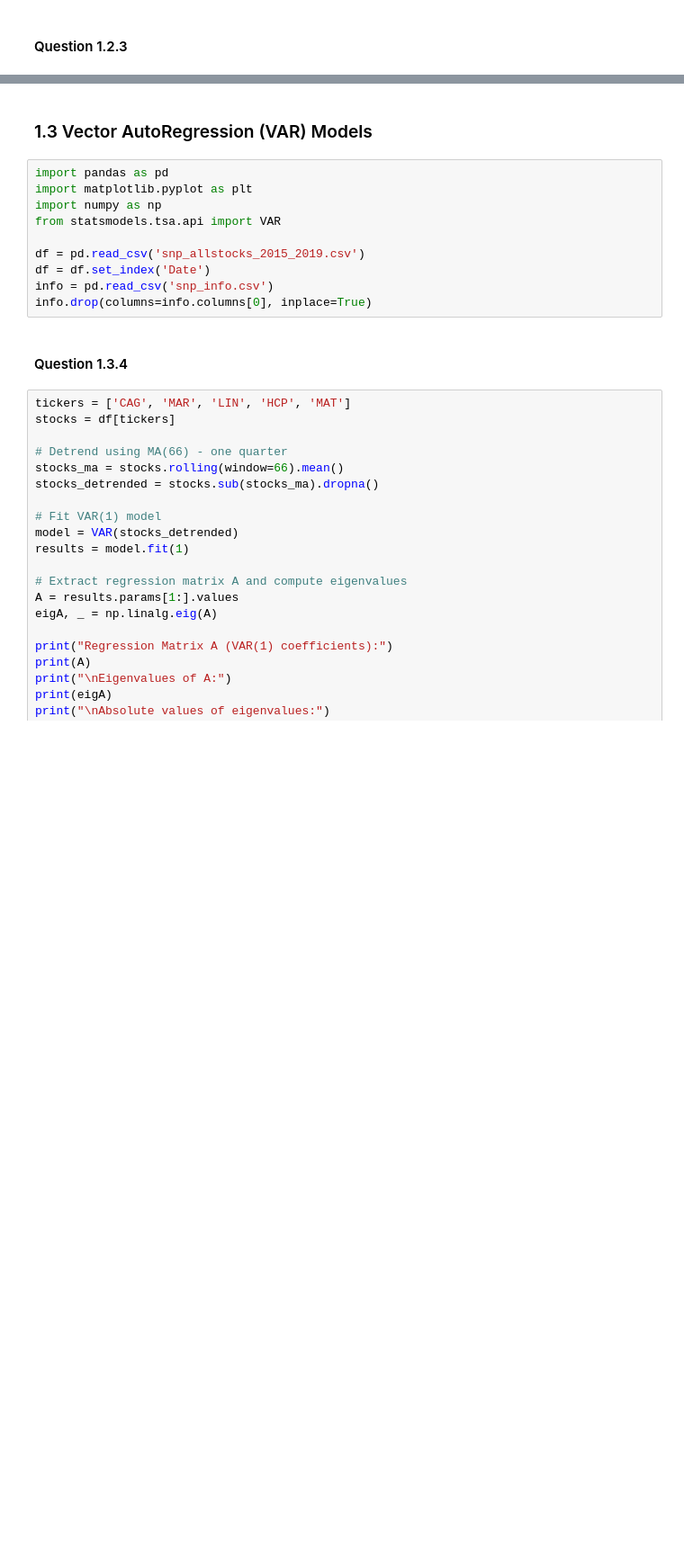
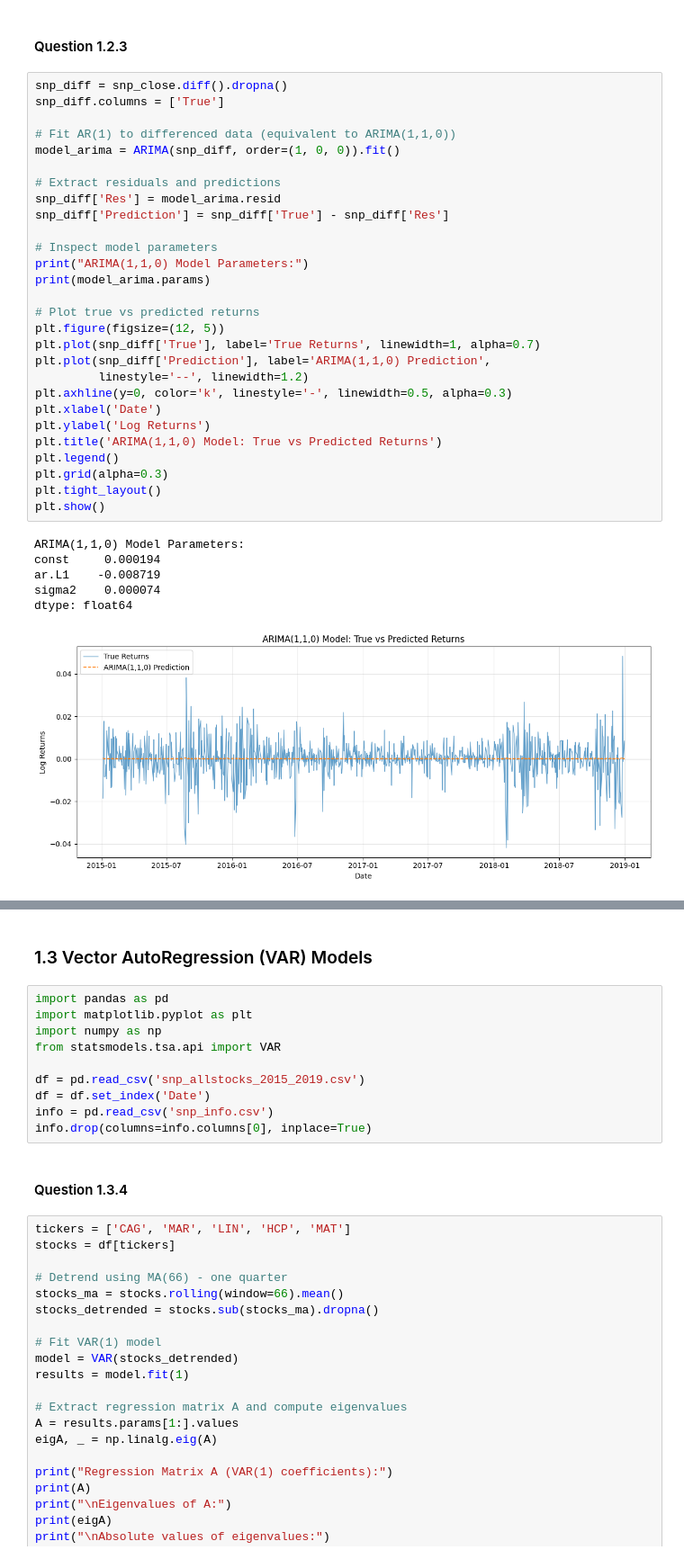
Before and after one commit to SamuelKhoo2003/Machine-Intelligence-For-Finance, a Jupyter notebook: mif_cw.ipynb, the cells around one changed output, grey strips where cells are left out. Shown at 90% size. Cells and saved outputs as stored; diff of their text form; blank space fills up the shorter version.

```diff
--- a/mif_cw.ipynb
+++ b/mif_cw.ipynb
@@ -243,2 +313,37 @@ For the S&P 500 log-prices, an ARIMA model with $d=1$ (first-order differencing)
 # %% [markdown]
 #### Question 1.2.3
+# %%
+snp_diff = snp_close.diff().dropna()
+snp_diff.columns = ['True']
+
+# Fit AR(1) to differenced data (equivalent to ARIMA(1,1,0))
+model_arima = ARIMA(snp_diff, order=(1, 0, 0)).fit()
+
+# Extract residuals and predictions
+snp_diff['Res'] = model_arima.resid
+snp_diff['Prediction'] = snp_diff['True'] - snp_diff['Res']
+
+# Inspect model parameters
+print("ARIMA(1,1,0) Model Parameters:")
+print(model_arima.params)
+
+# Plot true vs predicted returns
+plt.figure(figsize=(12, 5))
+plt.plot(snp_diff['True'], label='True Returns', linewidth=1, alpha=0.7)
+plt.plot(snp_diff['Prediction'], label='ARIMA(1,1,0) Prediction',
+         linestyle='--', linewidth=1.2)
+plt.axhline(y=0, color='k', linestyle='-', linewidth=0.5, alpha=0.3)
+plt.xlabel('Date')
+plt.ylabel('Log Returns')
+plt.title('ARIMA(1,1,0) Model: True vs Predicted Returns')
+plt.legend()
+plt.grid(alpha=0.3)
+plt.tight_layout()
+plt.show()
+# %% [output]
+ARIMA(1,1,0) Model Parameters:
+const     0.000194
+ar.L1    -0.008719
+sigma2    0.000074
+dtype: float64
+[figure, added]
```
Also changed, not shown: parts of 7 cells of this notebook.
